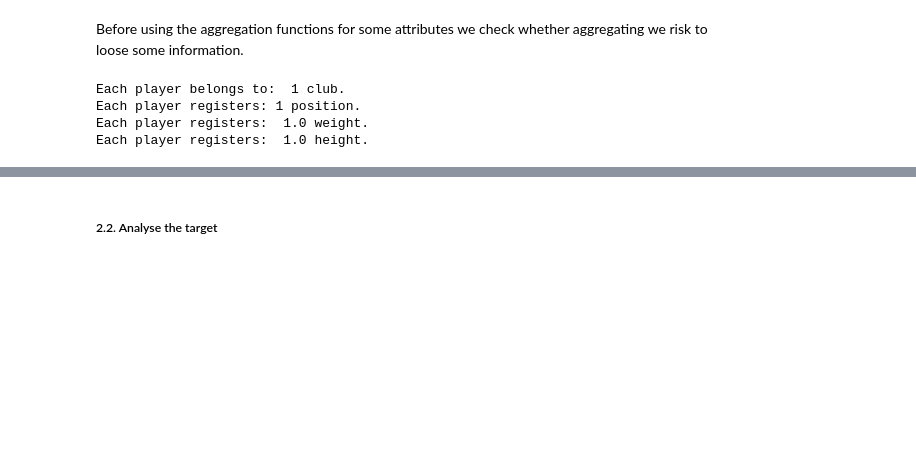
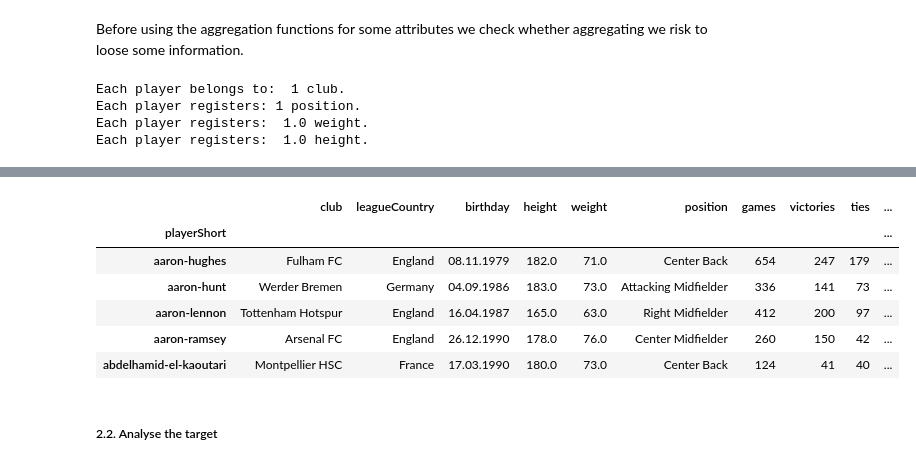
Before and after one commit to CriMenghini/ADA_Homeworks, a Jupyter notebook: Homework_4/Hw_4.ipynb, the cells around one changed output, grey strips where cells are left out. Drawn from its saved outputs; the diff is of its cells as text; code cells hidden in the pictures; blank space fills up the shorter version.

```diff
--- a/Homework_4/Hw_4.ipynb
+++ b/Homework_4/Hw_4.ipynb
@@ -202,3 +192,15 @@ players.head()
+# %%
+columns = ['club', 'leagueCountry', 'birthday', 'height', 'weight', 'position', 'games', 'victories', 'ties', 'defeats', 'goals', 'yellowCards', 'yellowReds', 'redCards', 'rater1', 'rater2']
+players = players[columns]
+players.head()
+# %% [output]
+|  | club | leagueCountry | birthday | height | weight | position | games | victories | ties | ... |
+| playerShort |  |  |  |  |  |  |  |  |  | ... |
+| aaron-hughes | Fulham FC | England | 08.11.1979 | 182.0 | 71.0 | Center Back | 654 | 247 | 179 | ... |
+| aaron-hunt | Werder Bremen | Germany | 04.09.1986 | 183.0 | 73.0 | Attacking Midfielder | 336 | 141 | 73 | ... |
+| aaron-lennon | Tottenham Hotspur | England | 16.04.1987 | 165.0 | 63.0 | Right Midfielder | 412 | 200 | 97 | ... |
+| aaron-ramsey | Arsenal FC | England | 26.12.1990 | 178.0 | 76.0 | Center Midfielder | 260 | 150 | 42 | ... |
+| abdelhamid-el-kaoutari | Montpellier HSC | France | 17.03.1990 | 180.0 | 73.0 | Center Back | 124 | 41 | 40 | ... |
 # %% [markdown]
 ##### 2.2. Analyse the target  <a name="rater12"></a>
 # %% [markdown]
```
Also changed, not shown: parts of 95 cells of this notebook, 2 other files.
